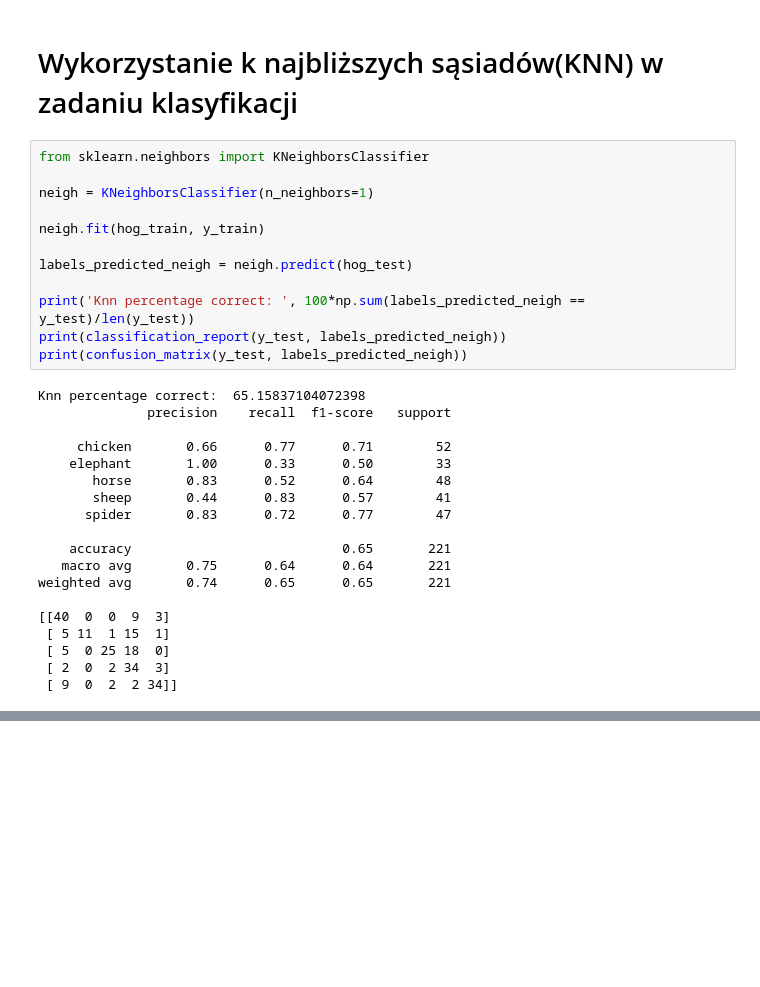
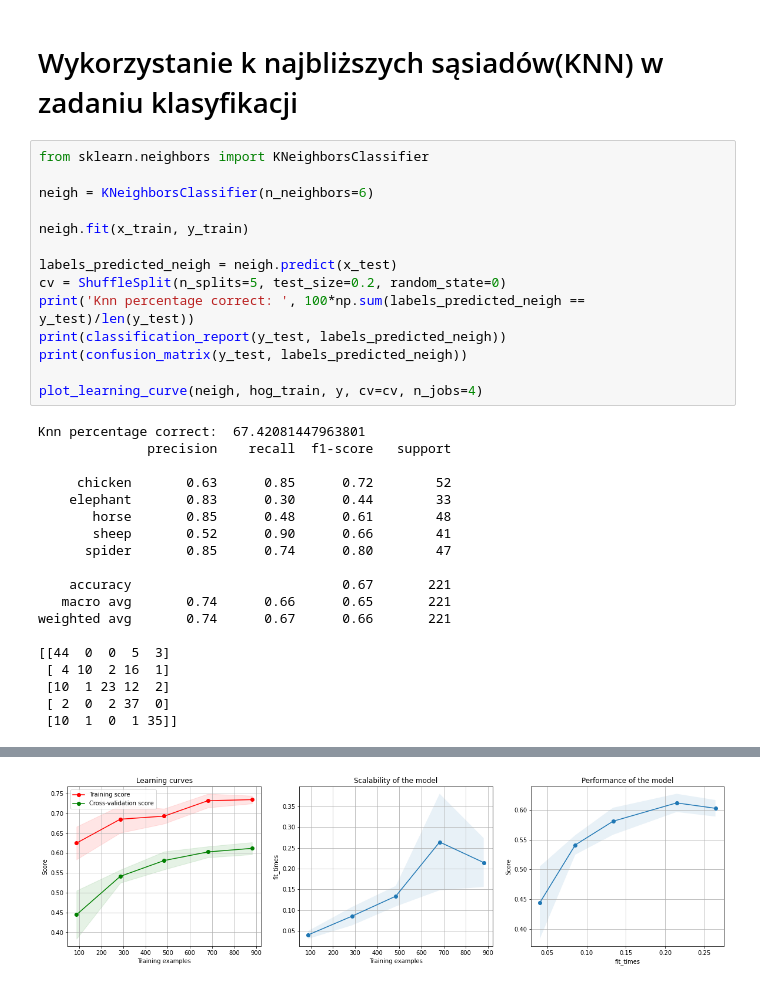
Before and after one commit to Wiktor-99/AUM, a Jupyter notebook: algorithms_projects.ipynb, the cells around one changed output, grey strips where cells are left out. Drawn from its saved outputs; the diff is of its cells as text; blank space fills up the shorter version.

```diff
--- a/algorithms_projects.ipynb
+++ b/algorithms_projects.ipynb
@@ -148,31 +249,33 @@ weighted avg       0.83      0.82      0.82       221
 # %%
 from sklearn.neighbors import KNeighborsClassifier
 
-neigh = KNeighborsClassifier(n_neighbors=1)
+neigh = KNeighborsClassifier(n_neighbors=6)
 
-neigh.fit(hog_train, y_train)
+neigh.fit(x_train, y_train)
 
-labels_predicted_neigh = neigh.predict(hog_test)
-
+labels_predicted_neigh = neigh.predict(x_test)
+cv = ShuffleSplit(n_splits=5, test_size=0.2, random_state=0)
 print('Knn percentage correct: ', 100*np.sum(labels_predicted_neigh == y_test)/len(y_test))
 print(classification_report(y_test, labels_predicted_neigh))
 print(confusion_matrix(y_test, labels_predicted_neigh))
+
+plot_learning_curve(neigh, hog_train, y, cv=cv, n_jobs=4)
 # %% [output]
-Knn percentage correct:  65.15837104072398
+Knn percentage correct:  67.42081447963801
               precision    recall  f1-score   support
 
-     chicken       0.66      0.77      0.71        52
-    elephant       1.00      0.33      0.50        33
-       horse       0.83      0.52      0.64        48
-       sheep       0.44      0.83      0.57        41
-      spider       0.83      0.72      0.77        47
+     chicken       0.63      0.85      0.72        52
+    elephant       0.83      0.30      0.44        33
+       horse       0.85      0.48      0.61        48
+       sheep       0.52      0.90      0.66        41
+      spider       0.85      0.74      0.80        47
 
-    accuracy                           0.65       221
-   macro avg       0.75      0.64      0.64       221
-weighted avg       0.74      0.65      0.65       221
+    accuracy                           0.67       221
+   macro avg       0.74      0.66      0.65       221
+weighted avg       0.74      0.67      0.66       221
 
-[[40  0  0  9  3]
- [ 5 11  1 15  1]
- [ 5  0 25 18  0]
- [ 2  0  2 34  3]
- [ 9  0  2  2 34]]
+[[44  0  0  5  3]
+ [ 4 10  2 16  1]
+ [10  1 23 12  2]
+ [ 2  0  2 37  0]
+ [10  1  0  1 35]]
@@ -178,0 +283 @@ weighted avg       0.74      0.65      0.65       221
+[figure, added]
```
Also changed, not shown: parts of 6 cells of this notebook.
